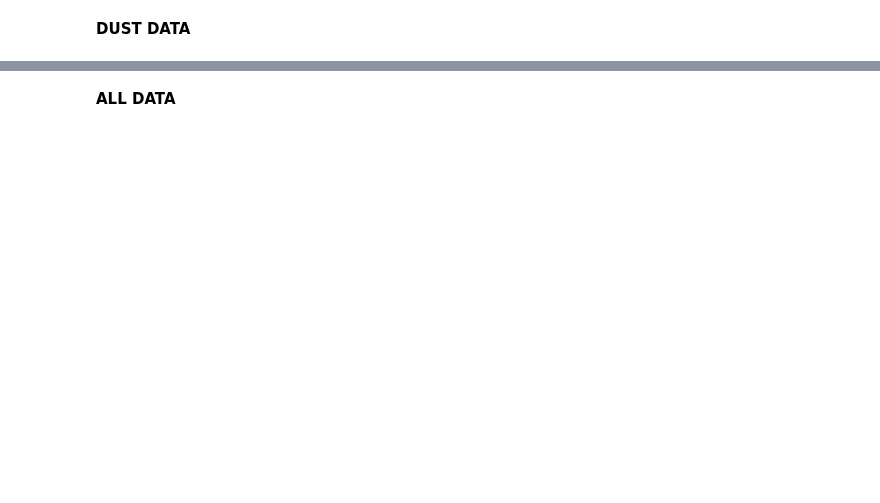
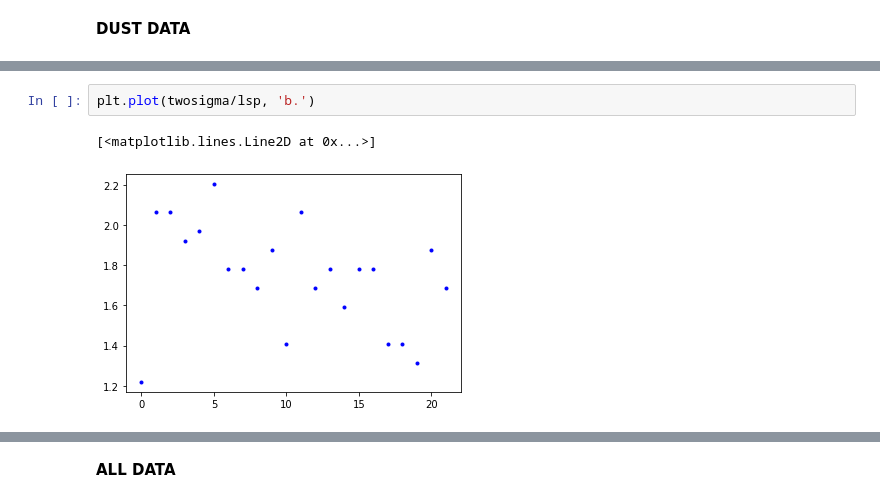
Before and after one commit to formanet415/tds-lfr_calibration, a Jupyter notebook: UPF_test2.ipynb, the cells around one changed output, grey strips where cells are left out. Cells and saved outputs as stored; diff of their text form; blank space fills up the shorter version.

```diff
--- a/UPF_test2.ipynb
+++ b/UPF_test2.ipynb
@@ -171,0 +223,5 @@ for i in dust_lags[0]:
+# %%
+plt.plot(twosigma/lsp, 'b.')
+# %% [output]
+[<matplotlib.lines.Line2D at 0x...>]
+[figure, added]
```
Also changed, not shown: parts of 24 cells of this notebook, 24 other files.
